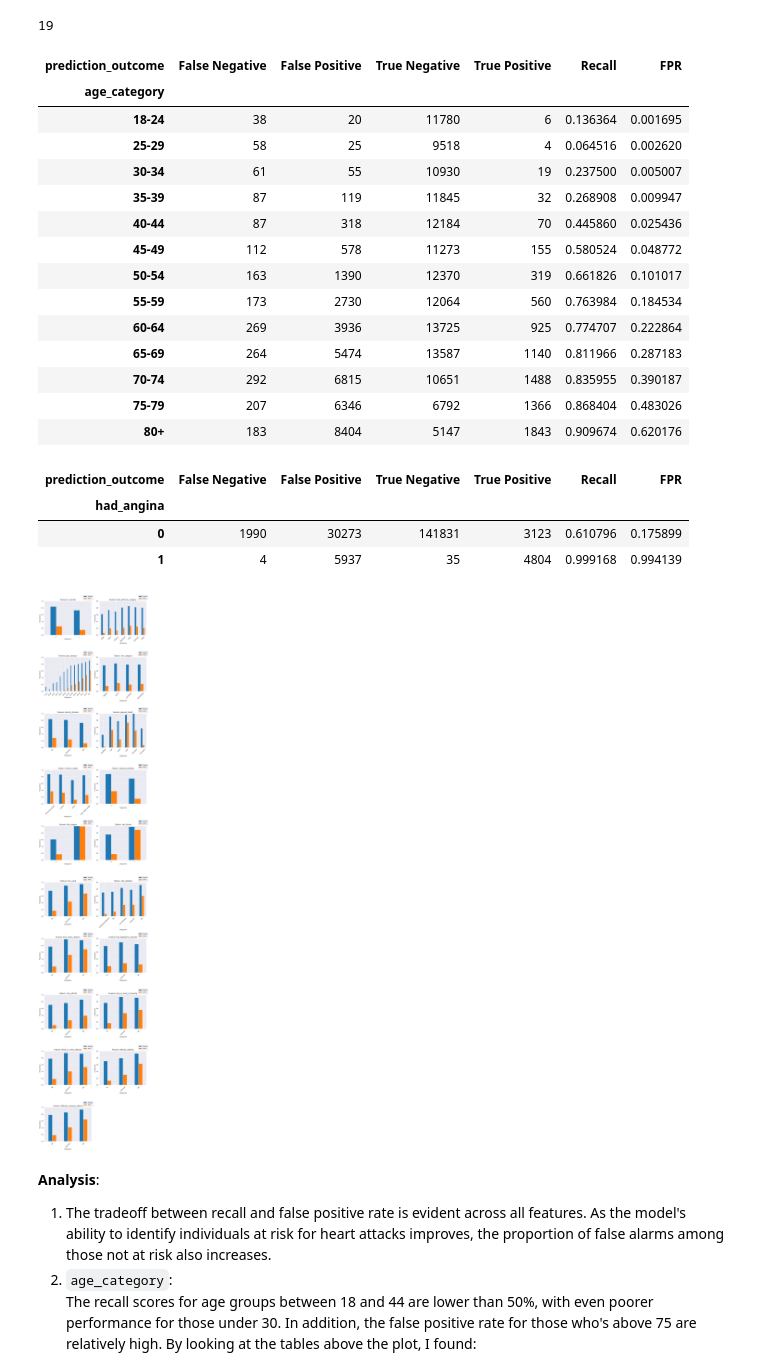
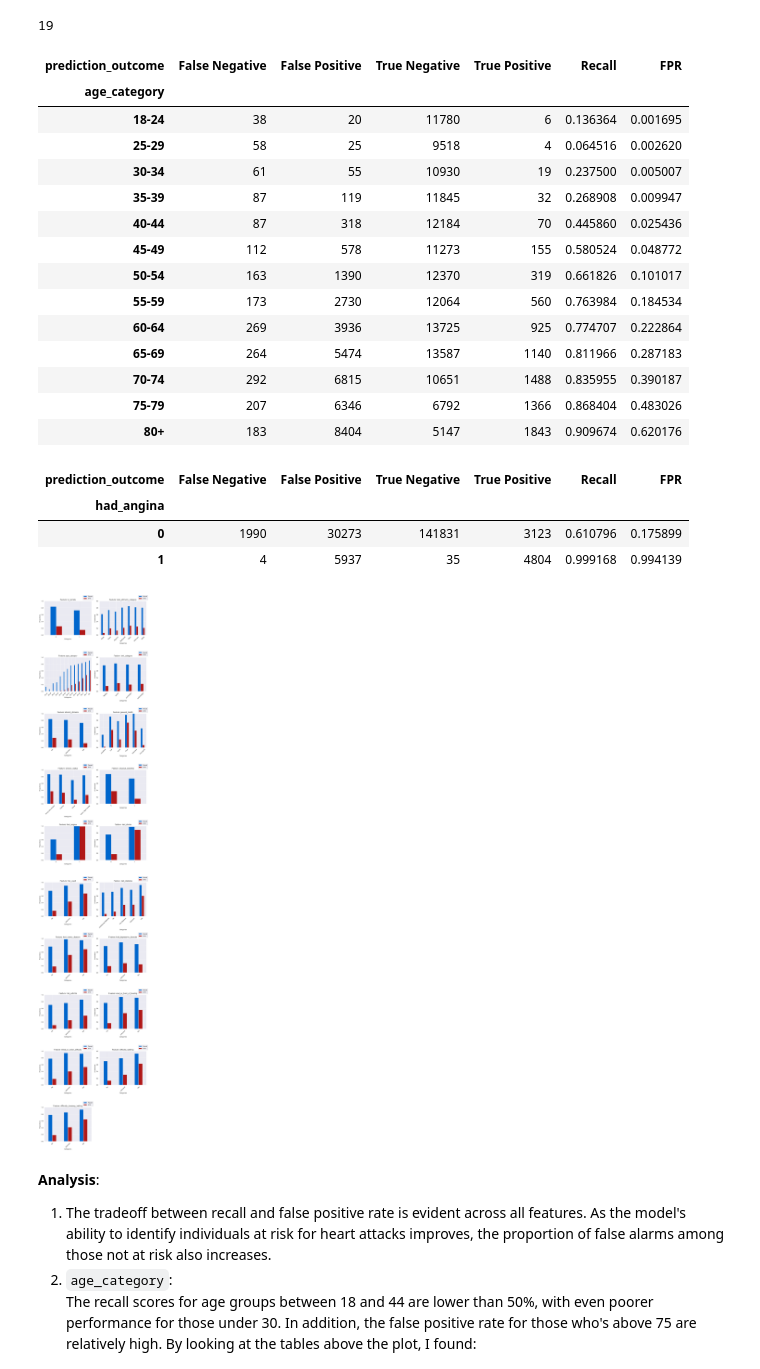
Before and after one commit to willwu29/heart-attack-prediction-model, a Jupyter notebook: notebooks/book5_interpretation_limitations_summary.ipynb, the cells around one changed output. Cells and saved outputs as stored; diff of their text form; code cells hidden in the pictures.

```diff
--- a/notebooks/book5_interpretation_limitations_summary.ipynb
+++ b/notebooks/book5_interpretation_limitations_summary.ipynb
@@ -422,40 +422,40 @@ for i, col in enumerate(feature_cols):
         display(outcome_counts)
 
     # Create the bar plot in the corresponding subplot
-    outcome_counts[['Recall', 'FPR']].plot(kind='bar', ax=axes[i])
+    outcome_counts[['Recall', 'FPR']].plot(kind='bar', ax=axes[i], color={'FPR': '#B01818', 'Recall': '#0066CC'})
     axes[i].set_title(f'Feature: {col}')
     axes[i].set_xlabel('Categories')
     axes[i].set_ylabel('Proportions')
     axes[i].set_ylim(0, 1)
     axes[i].tick_params(axis='x', rotation=45)
     axes[i].legend(loc='upper right', bbox_to_anchor=(1.05, 1.20))
 
 # Hide any remaining empty subplots
 fig.delaxes(axes[19])
 
 plt.tight_layout()
 plt.show()
 # %% [output]
 | prediction_outcome | False Negative | False Positive | True Negative | True Positive | Recall | FPR |
 | age_category |  |  |  |  |  |  |
 | 18-24 | 38 | 20 | 11780 | 6 | 0.136364 | 0.001695 |
 | 25-29 | 58 | 25 | 9518 | 4 | 0.064516 | 0.002620 |
 | 30-34 | 61 | 55 | 10930 | 19 | 0.237500 | 0.005007 |
 | 35-39 | 87 | 119 | 11845 | 32 | 0.268908 | 0.009947 |
 | 40-44 | 87 | 318 | 12184 | 70 | 0.445860 | 0.025436 |
 | 45-49 | 112 | 578 | 11273 | 155 | 0.580524 | 0.048772 |
 | 50-54 | 163 | 1390 | 12370 | 319 | 0.661826 | 0.101017 |
 | 55-59 | 173 | 2730 | 12064 | 560 | 0.763984 | 0.184534 |
 | 60-64 | 269 | 3936 | 13725 | 925 | 0.774707 | 0.222864 |
 | 65-69 | 264 | 5474 | 13587 | 1140 | 0.811966 | 0.287183 |
 | 70-74 | 292 | 6815 | 10651 | 1488 | 0.835955 | 0.390187 |
 | 75-79 | 207 | 6346 | 6792 | 1366 | 0.868404 | 0.483026 |
 | 80+ | 183 | 8404 | 5147 | 1843 | 0.909674 | 0.620176 |
 | prediction_outcome | False Negative | False Positive | True Negative | True Positive | Recall | FPR |
 | had_angina |  |  |  |  |  |  |
 | 0 | 1990 | 30273 | 141831 | 3123 | 0.610796 | 0.175899 |
 | 1 | 4 | 5937 | 35 | 4804 | 0.999168 | 0.994139 |
-[figure, old version]
+[figure, new version]
 # %% [markdown]
 **Analysis**:
 1. The tradeoff between recall and false positive rate is evident across all features. As the model's ability to identify individuals at risk for heart attacks improves, the proportion of false alarms among those not at risk also increases.
```
Also changed, not shown: parts of 1 cell of this notebook.
